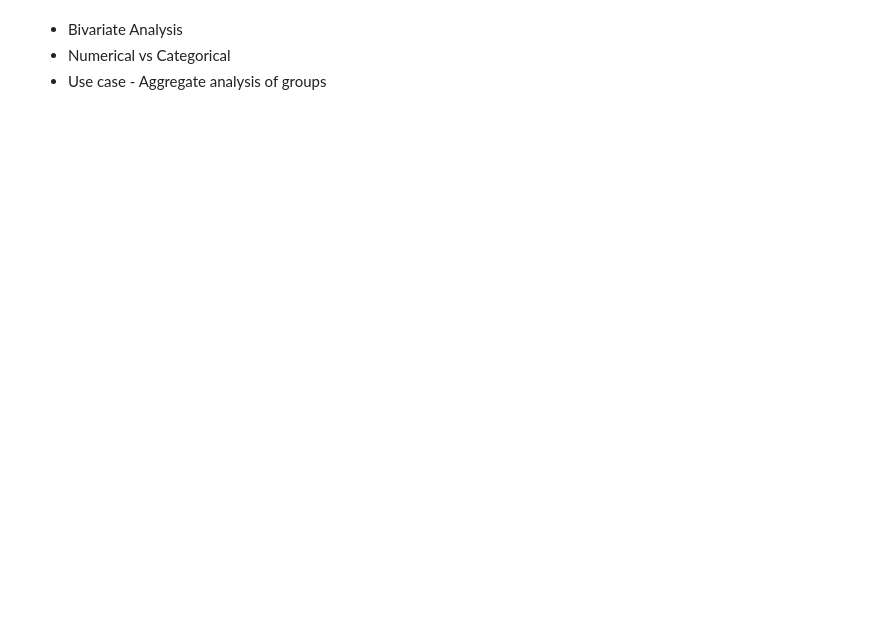
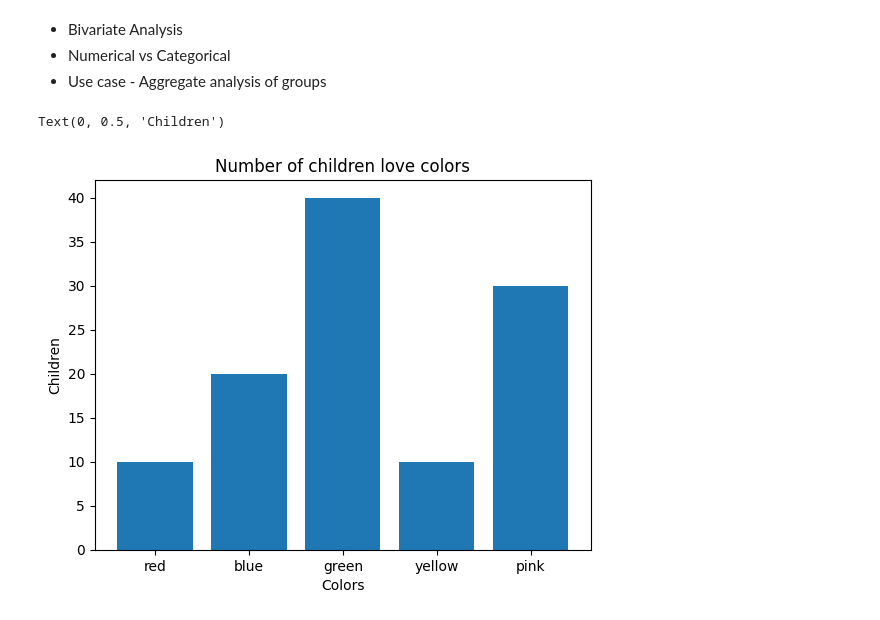
Before and after one commit to Muhammad-Waleed-Source/Matplotlib, a Jupyter notebook: Matplotlib_1.ipynb, the cells around one changed output. Drawn from its saved outputs; the diff is of its cells as text; code cells hidden in the pictures; blank space fills up the shorter version.

Commit message:
simple examples

```diff
--- a/Matplotlib_1.ipynb
+++ b/Matplotlib_1.ipynb
@@ -388,3 +388,16 @@ plt.plot(tips['total_bill'], tips['tip'], 'o')
 - Bivariate Analysis
 - Numerical vs Categorical
 - Use case - Aggregate analysis of groups
+# %%
+# simple bar chart
+children = [10, 20, 40, 10, 30]
+colors = ['red', 'blue', 'green', 'yellow', 'pink']
+
+plt.bar(colors, children)
+
+plt.title('Number of children love colors')
+plt.xlabel('Colors')
+plt.ylabel('Children')
+# %% [output]
+Text(0, 0.5, 'Children')
+[figure, added]
```
Also changed, not shown: parts of 1 cell of this notebook.
